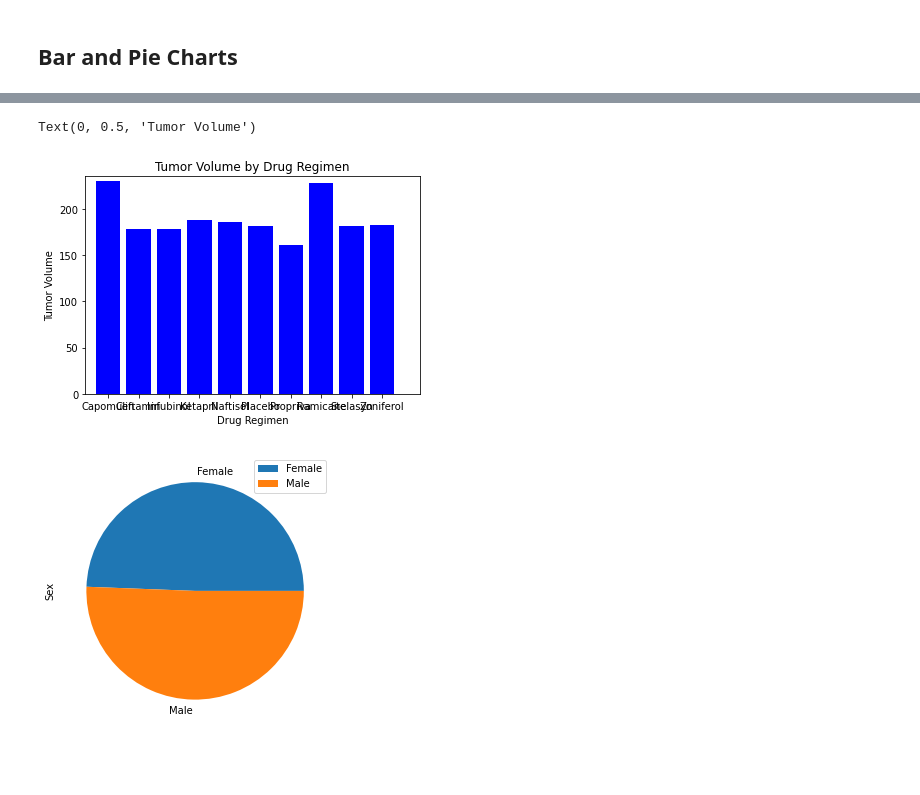
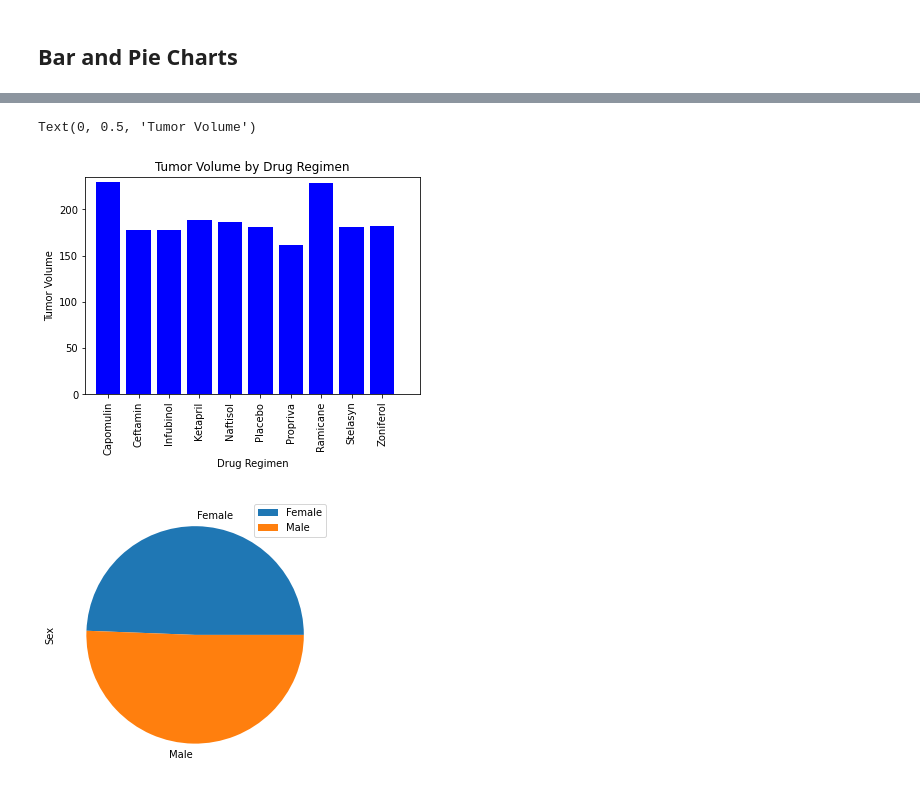
Before and after one commit to ese12880/Matplotlib-challenge, a Jupyter notebook: analysis/pymaceuticals_starter.ipynb, the cells around one changed output, grey strips where cells are left out. Saved outputs shown, nothing was run; the diff lists cells and outputs as text; code cells hidden in the pictures; blank space fills up the shorter version.

```diff
--- a/analysis/pymaceuticals_starter.ipynb
+++ b/analysis/pymaceuticals_starter.ipynb
@@ -168,28 +168,31 @@ ax = bar_df.plot.bar(x='Drug Regimen', y='Tumor Volume', rot=0)
 # %%
 # Generate a bar plot showing the total number of measurements taken on each drug regimen using pyplot.
 
 x_axis = np.arange(len(Measurements))
 
 # Create a bar chart based upon the above data
 plt.bar(x_axis, Measurements, color="b", align="center")
 
+
+
 # Create the ticks for our bar chart's x axis
 tick_locations = [value for value in x_axis]
 plt.xticks(tick_locations, Drug_Regimen)
+plt.xticks(rotation=90)
 
 # Sets the x limits of the current chart
 plt.xlim(-0.75, len(x_axis)+0.25)
 
 # Set the limits of the y axis
 plt.ylim(0, max(Measurements)+5)
 
 # Give our chart some labels and a tile
 plt.title("Tumor Volume by Drug Regimen")
 plt.xlabel("Drug Regimen")
 plt.ylabel("Tumor Volume")
 # %% [output]
 Text(0, 0.5, 'Tumor Volume')
-[figure, old version]
+[figure, new version]
 # %%
 # Generate a pie plot showing the distribution of female versus male mice using pandas
 # create a data frame holding only the female data
```
Also changed, not shown: parts of 5 cells of this notebook, 1 other file.
